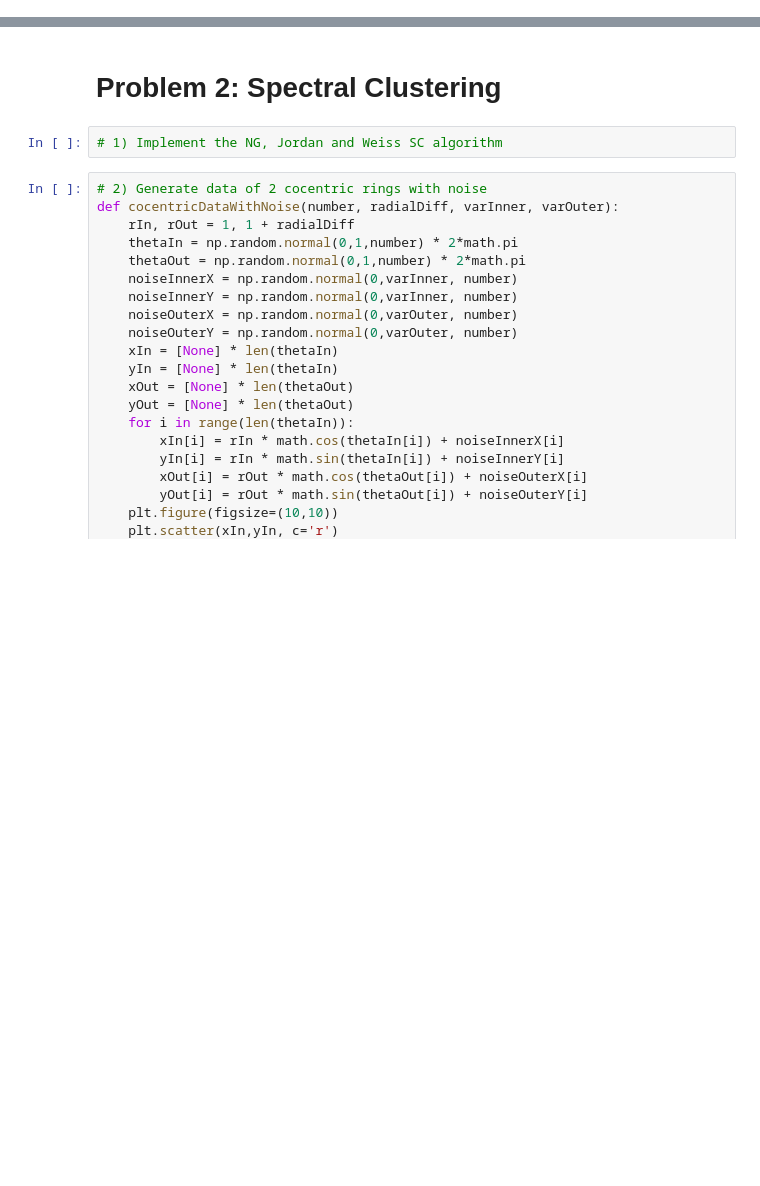
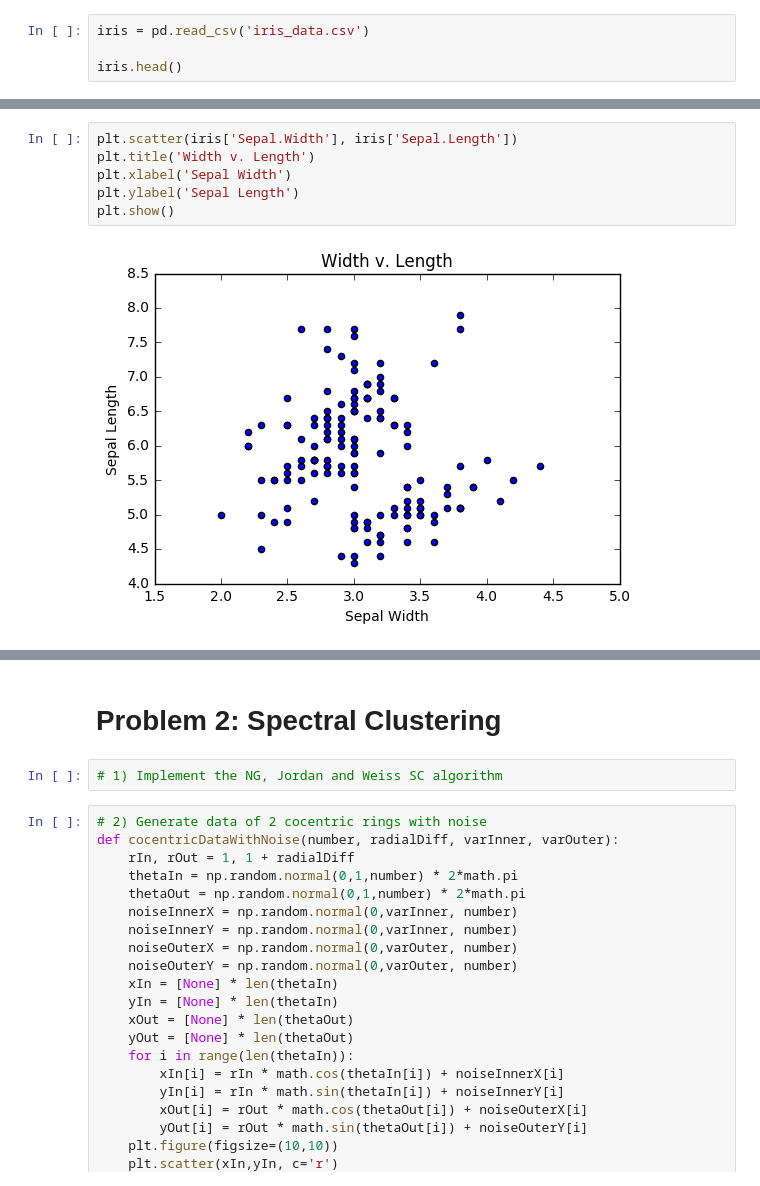
Before and after one commit to MSpearing/Data_Science, a Jupyter notebook: Lab6/Lab6_Michael.ipynb, the cells around one changed output, grey strips where cells are left out. Saved outputs shown, nothing was run; the diff lists cells and outputs as text; blank space fills up the shorter version.

```diff
--- a/Lab6/Lab6_Michael.ipynb
+++ b/Lab6/Lab6_Michael.ipynb
@@ -11,0 +148,4 @@ from sklearn.cluster import spectral_clustering
+# %%
+iris = pd.read_csv('iris_data.csv')
+
+iris.head()
@@ -11,0 +159,8 @@ from sklearn.cluster import spectral_clustering
+# %%
+plt.scatter(iris['Sepal.Width'], iris['Sepal.Length'])
+plt.title('Width v. Length')
+plt.xlabel('Sepal Width')
+plt.ylabel('Sepal Length')
+plt.show()
+# %% [output]
+[figure, added]
```
Also changed, not shown: parts of 18 cells of this notebook.
